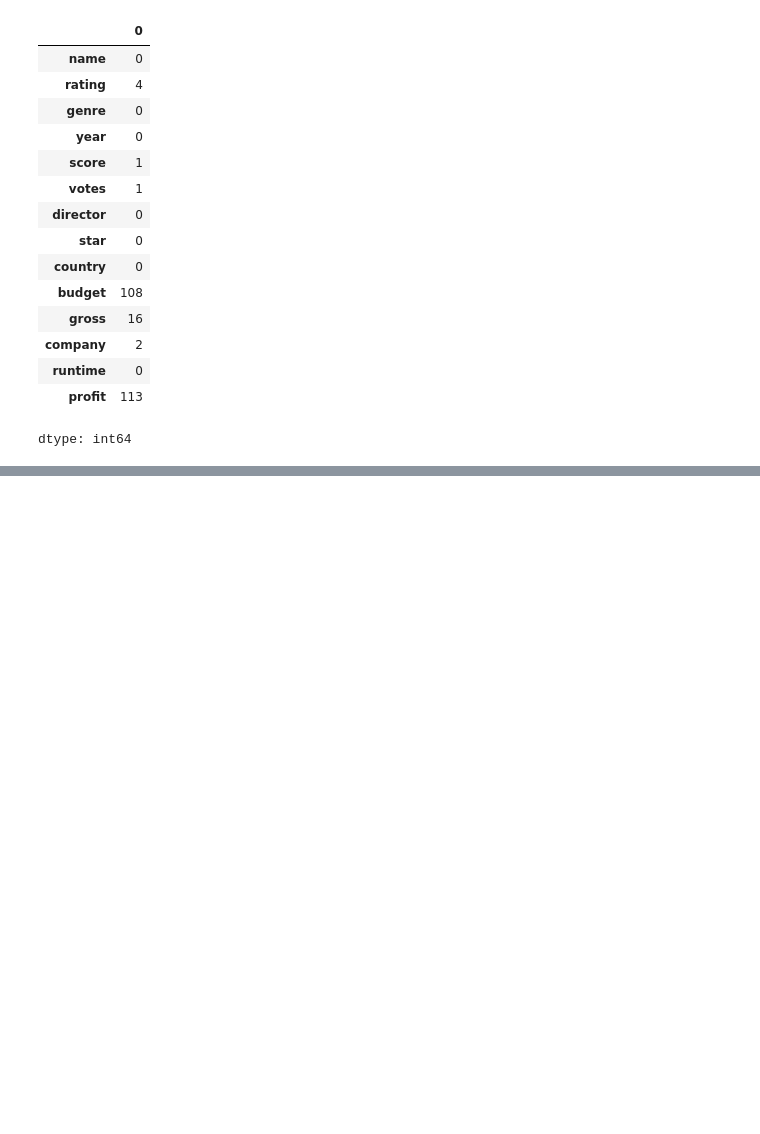
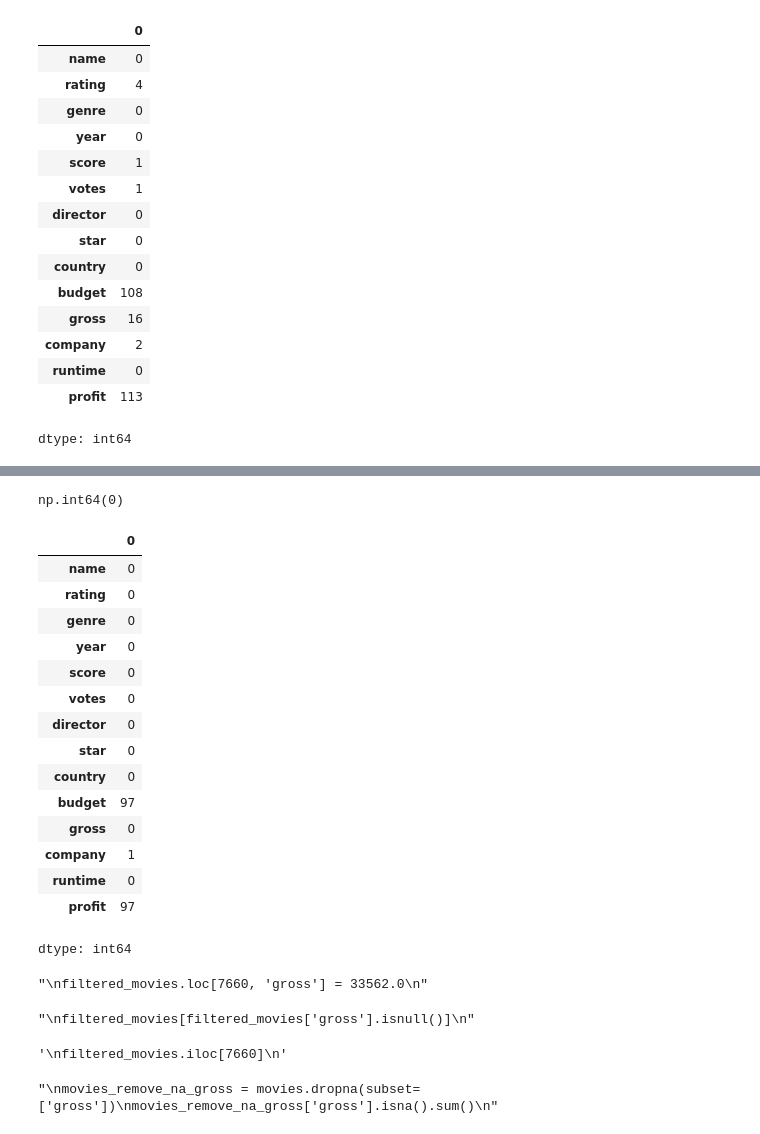
Before and after one commit to Kaidense2026/Pop_culture-, a Jupyter notebook: Pop_Culture_research_project.ipynb, the cells around one changed output, grey strips where cells are left out. Drawn from its saved outputs; the diff is of its cells as text; code cells hidden in the pictures; blank space fills up the shorter version.

```diff
--- a/Pop_Culture_research_project.ipynb
+++ b/Pop_Culture_research_project.ipynb
@@ -408,3 +392,52 @@ filtered_movies[filtered_movies['gross'].isnull()]
 | 7660 | Aloha Surf Hotel | NaN | Comedy | 2020 | 7.1 | 14.0 | Stefan C. Schaefer | Augie Tulba | United States | NaN | NaN | ... |
 | 7662 | The Robinsons | NaN | Action | 2020 | NaN | NaN | Directors | Billy Hartmann | United States | 10000.0 | NaN | ... |
 | 7664 | Dream Round | NaN | Comedy | 2020 | 4.7 | 36.0 | Dusty Dukatz | Michael Saquella | United States | NaN | NaN | ... |
+# %%
+refiltered_movies = filtered_movies.dropna(subset=['gross'])
+refiltered_movies['gross'].isna().sum()
+# %% [output]
+np.int64(0)
+# %%
+refiltered_movies.isna().sum()
+# %% [output]
+|  | 0 |
+| name | 0 |
+| rating | 0 |
+| genre | 0 |
+| year | 0 |
+| score | 0 |
+| votes | 0 |
+| director | 0 |
+| star | 0 |
+| country | 0 |
+| budget | 97 |
+| gross | 0 |
+| company | 1 |
+| runtime | 0 |
+| profit | 97 |
+dtype: int64
+# %%
+'''
+filtered_movies.loc[7660, 'gross'] = 33562.0
+'''
+# %% [output]
+"\nfiltered_movies.loc[7660, 'gross'] = 33562.0\n"
+# %%
+'''
+filtered_movies[filtered_movies['gross'].isnull()]
+'''
+# %% [output]
+"\nfiltered_movies[filtered_movies['gross'].isnull()]\n"
+# %%
+'''
+filtered_movies.iloc[7660]
+'''
+# %% [output]
+'\nfiltered_movies.iloc[7660]\n'
+# %%
+'''
+movies_remove_na_gross = movies.dropna(subset=['gross'])
+movies_remove_na_gross['gross'].isna().sum()
+'''
+# %% [output]
+"\nmovies_remove_na_gross = movies.dropna(subset=['gross'])\nmovies_remove_na_gross['gross'].isna().sum()\n"
```
Also changed, not shown: parts of 5 cells of this notebook.
